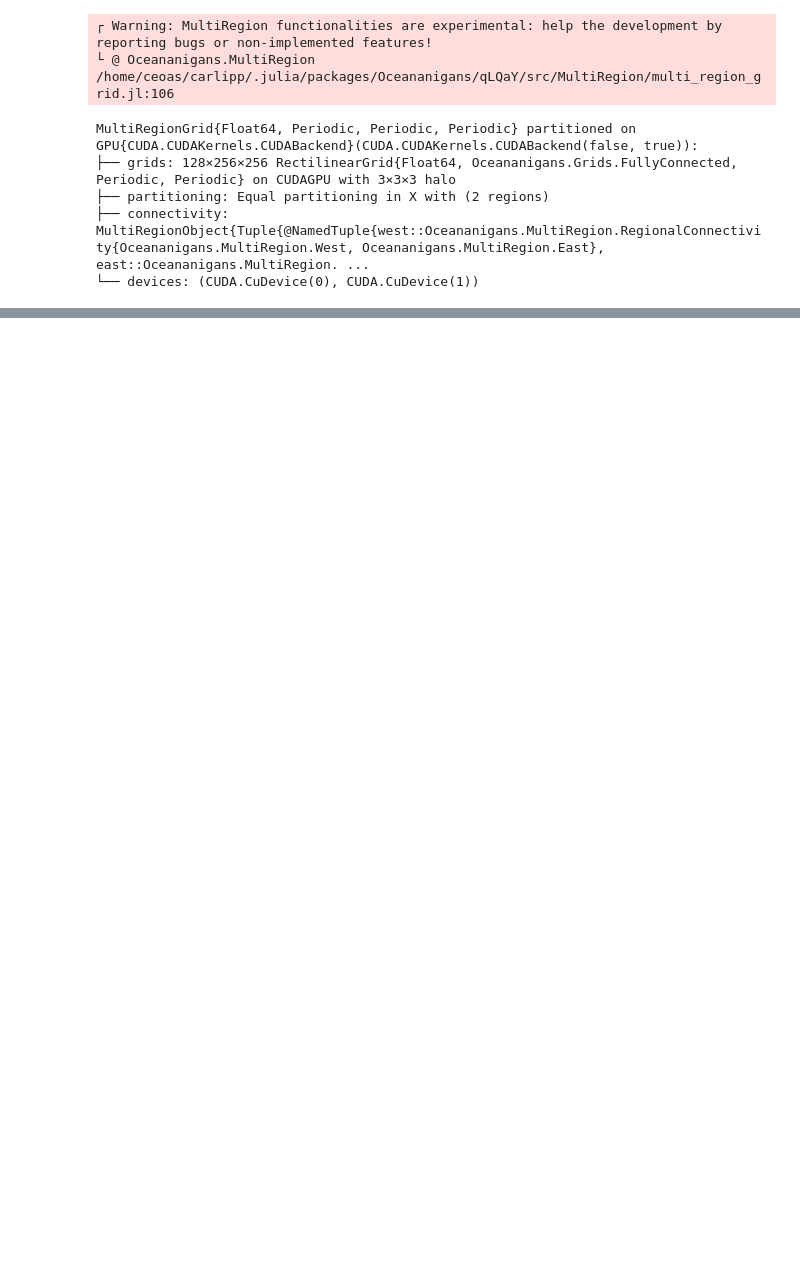
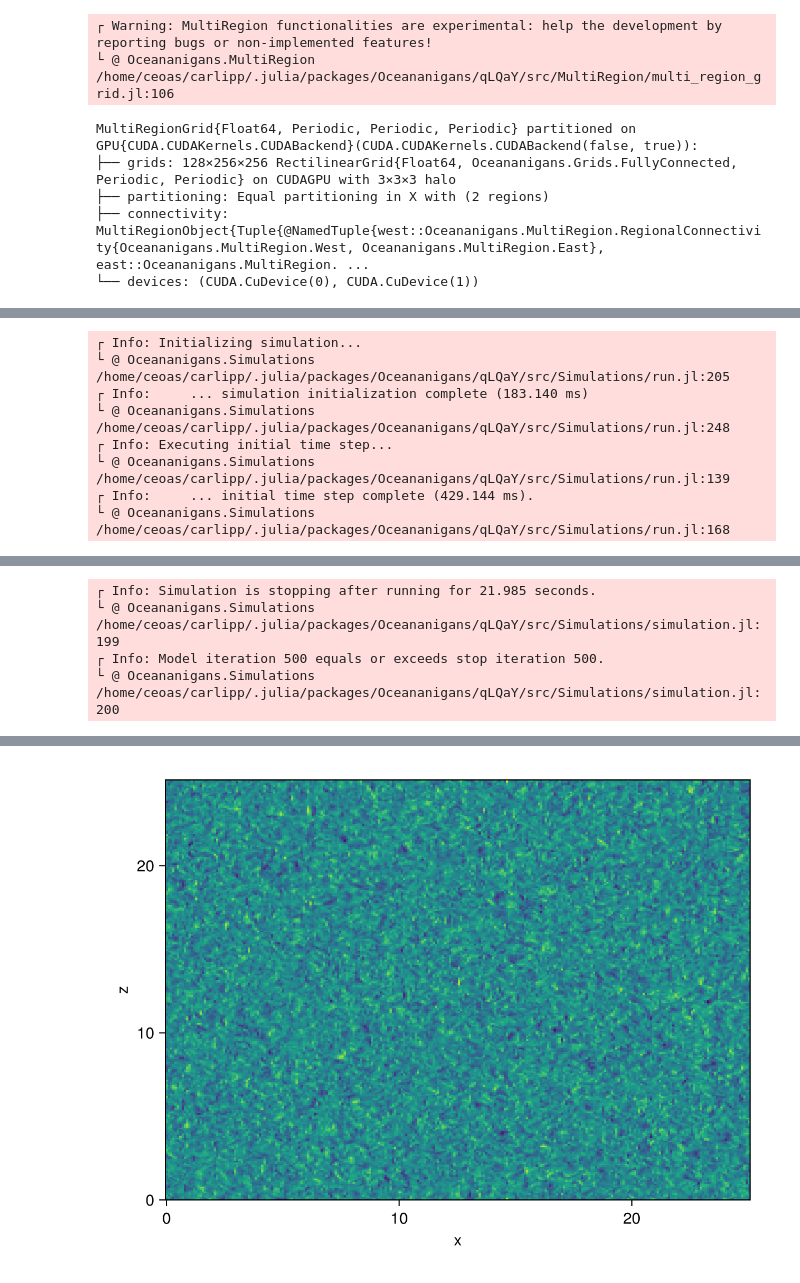
Before and after one commit to pcarlip/multigpu-ocean, a Jupyter notebook: multiregion.ipynb, the cells around one changed output, grey strips where cells are left out. Cells and saved outputs as stored; diff of their text form; code cells hidden in the pictures; blank space fills up the shorter version.

```diff
--- a/multiregion.ipynb
+++ b/multiregion.ipynb
@@ -68,0 +69,15 @@ during initialization of module Glib_jll
+# %%
+simulation.stop_iteration += 400
+run!(simulation)
+
+compute!(ζ)
+heatmap(ζ)
+# %% [output]
+┌ Info: Initializing simulation...
+└ @ Oceananigans.Simulations /home/ceoas/carlipp/.julia/packages/Oceananigans/qLQaY/src/Simulations/run.jl:205
+┌ Info:     ... simulation initialization complete (183.140 ms)
+└ @ Oceananigans.Simulations /home/ceoas/carlipp/.julia/packages/Oceananigans/qLQaY/src/Simulations/run.jl:248
+┌ Info: Executing initial time step...
+└ @ Oceananigans.Simulations /home/ceoas/carlipp/.julia/packages/Oceananigans/qLQaY/src/Simulations/run.jl:139
+┌ Info:     ... initial time step complete (429.144 ms).
+└ @ Oceananigans.Simulations /home/ceoas/carlipp/.julia/packages/Oceananigans/qLQaY/src/Simulations/run.jl:168
@@ -68,0 +103,4 @@ during initialization of module Glib_jll
+┌ Info: Simulation is stopping after running for 21.985 seconds.
+└ @ Oceananigans.Simulations /home/ceoas/carlipp/.julia/packages/Oceananigans/qLQaY/src/Simulations/simulation.jl:199
+┌ Info: Model iteration 500 equals or exceeds stop iteration 500.
+└ @ Oceananigans.Simulations /home/ceoas/carlipp/.julia/packages/Oceananigans/qLQaY/src/Simulations/simulation.jl:200
@@ -68,0 +108 @@ during initialization of module Glib_jll
+[figure, added]
```
Also changed, not shown: parts of 4 cells of this notebook, 1 other file.
